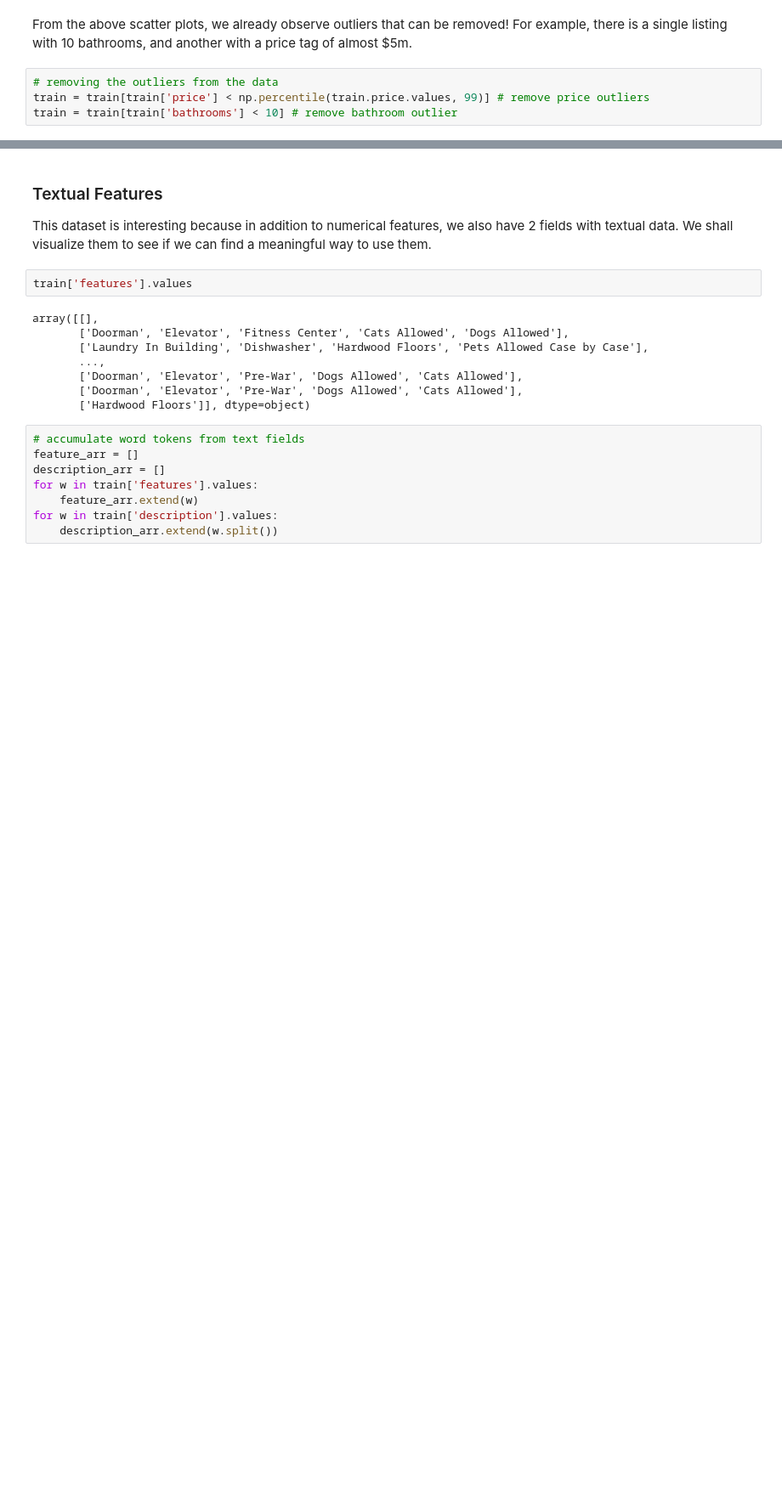
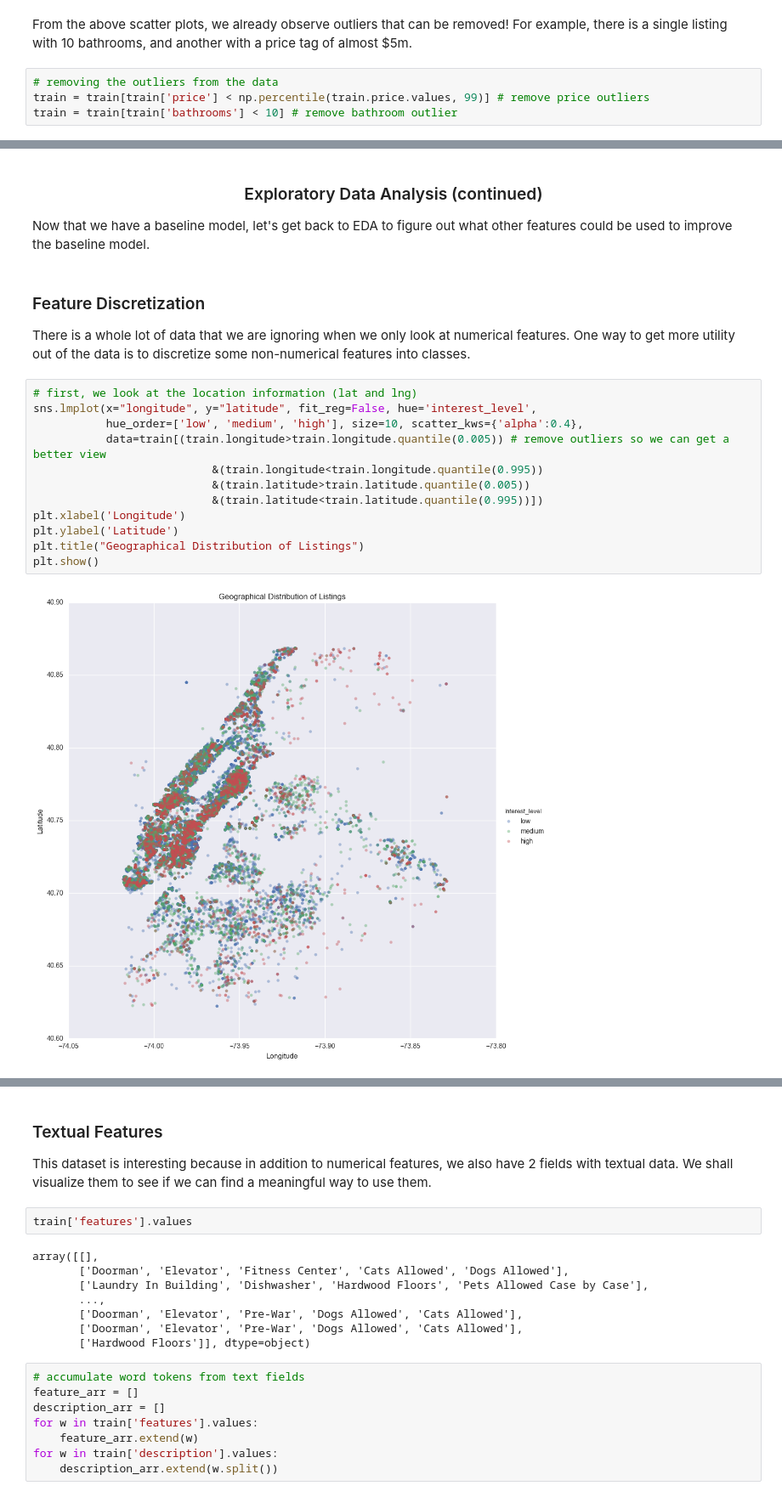
Before and after one commit to ningjung/renthop-kaggle-team-project, a Jupyter notebook: Project 2 Final Report.ipynb, the cells around one changed output, grey strips where cells are left out. Shown at 85% size. Cells and saved outputs as stored; diff of their text form; blank space fills up the shorter version.

Commit message:
discretized categorical features

```diff
--- a/Project 2 Final Report.ipynb
+++ b/Project 2 Final Report.ipynb
@@ -183,0 +186,22 @@ avg / total       0.66      0.69      0.67      9770
+# %% [markdown]
+<center><h3>Exploratory Data Analysis (continued)</h3></center>
+
+Now that we have a baseline model, let's get back to EDA to figure out what other features could be used to improve the baseline model.
+# %% [markdown]
+### Feature Discretization
+
+There is a whole lot of data that we are ignoring when we only look at numerical features. One way to get more utility out of the data is to discretize some non-numerical features into classes.
+# %%
+# first, we look at the location information (lat and lng)
+sns.lmplot(x="longitude", y="latitude", fit_reg=False, hue='interest_level',
+           hue_order=['low', 'medium', 'high'], size=10, scatter_kws={'alpha':0.4},
+           data=train[(train.longitude>train.longitude.quantile(0.005)) # remove outliers so we can get a better view
+                           &(train.longitude<train.longitude.quantile(0.995))
+                           &(train.latitude>train.latitude.quantile(0.005))
+                           &(train.latitude<train.latitude.quantile(0.995))])
+plt.xlabel('Longitude')
+plt.ylabel('Latitude')
+plt.title("Geographical Distribution of Listings")
+plt.show()
+# %% [output]
+[figure, added]
```
Also changed, not shown: parts of 20 cells of this notebook.
